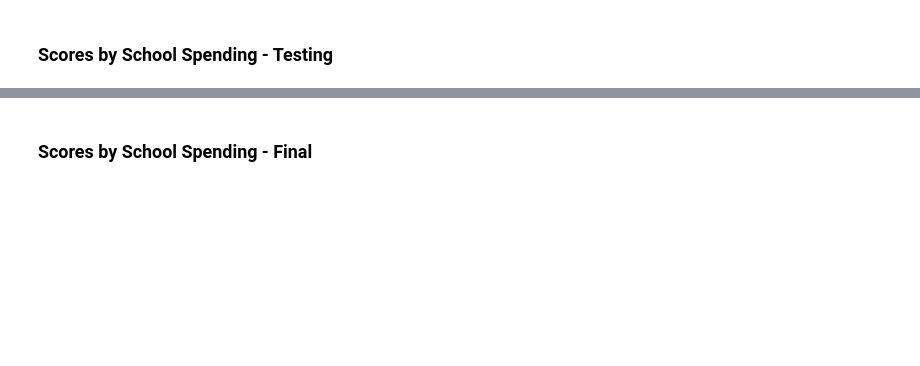
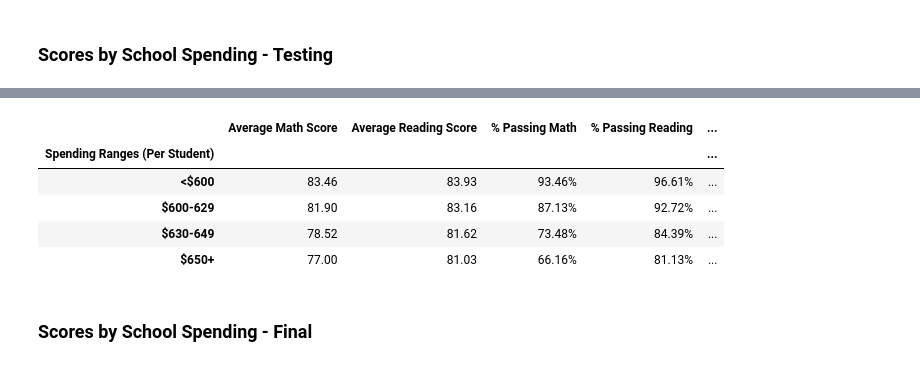
Before and after one commit to anguloag/Pandas-Challenge, a Jupyter notebook: PyCitySchools/PyCitySchools_working.ipynb, the cells around one changed output, grey strips where cells are left out. Saved outputs shown, nothing was run; the diff lists cells and outputs as text; code cells hidden in the pictures; blank space fills up the shorter version.

```diff
--- a/PyCitySchools/PyCitySchools_working.ipynb
+++ b/PyCitySchools/PyCitySchools_working.ipynb
@@ -750,2 +670,42 @@ Name: Student ID, dtype: float64
+# %%
+# Create a table that breaks down school performances based on average Spending Ranges (Per Student).
+
+# Use 4 reasonable bins to group school spending
+bins_Spnd = [0, 599.00, 629.99, 649.99, 999.99]
+labels_Spnd = ["<$600", "$600-629", "$630-649", "$650+"]
+
+# Take relevant columns from School Summary table and put them in a new dataframe
+schoolSum_Spnd = schoolSum_df.loc[:,["Average Math Score",
+                                       "Average Reading Score",
+                                       "% Passing Math",
+                                       "% Passing Reading",
+                                       "% Overall Passing"]]
+
+# Cut the data from schoolSum_df "Per Student Budget" column into the bins
+# Place the groups into a new column in the schoolSum_Spnd dataframe
+schoolSum_Spnd["Spending Ranges (Per Student)"] = pd.cut(schoolSum_df["Per Student Budget"], bins_Spnd, labels=labels_Spnd)
+
+# Group schoolSum_df2 by Spending Ranges (Per Student), and calculate the means for each
+scores_bySpnd_df = schoolSum_Spnd.groupby("Spending Ranges (Per Student)").mean()
+
+# Display schoolSum_bySpnd
+#schoolSum_bySpnd
+
+# Give the displayed data cleaner formatting
+scores_bySpnd_df["Average Math Score"] = scores_bySpnd_df["Average Math Score"].map("{:.2f}".format)
+scores_bySpnd_df["Average Reading Score"] = scores_bySpnd_df["Average Reading Score"].map("{:.2f}".format)
+scores_bySpnd_df["% Passing Math"] = scores_bySpnd_df["% Passing Math"].map("{:.2f}%".format)
+scores_bySpnd_df["% Passing Reading"] = scores_bySpnd_df["% Passing Reading"].map("{:.2f}%".format)
+scores_bySpnd_df["% Overall Passing"] = scores_bySpnd_df["% Overall Passing"].map("{:.2f}%".format)
+
+# Display schoolSum_bySpnd
+scores_bySpnd_df
+# %% [output]
+|  | Average Math Score | Average Reading Score | % Passing Math | % Passing Reading | ... |
+| Spending Ranges (Per Student) |  |  |  |  | ... |
+| <$600 | 83.46 | 83.93 | 93.46% | 96.61% | ... |
+| $600-629 | 81.90 | 83.16 | 87.13% | 92.72% | ... |
+| $630-649 | 78.52 | 81.62 | 73.48% | 84.39% | ... |
+| $650+ | 77.00 | 81.03 | 66.16% | 81.13% | ... |
 # %% [markdown]
 ### Scores by School Spending - Final
```
Also changed, not shown: parts of 20 cells of this notebook.
